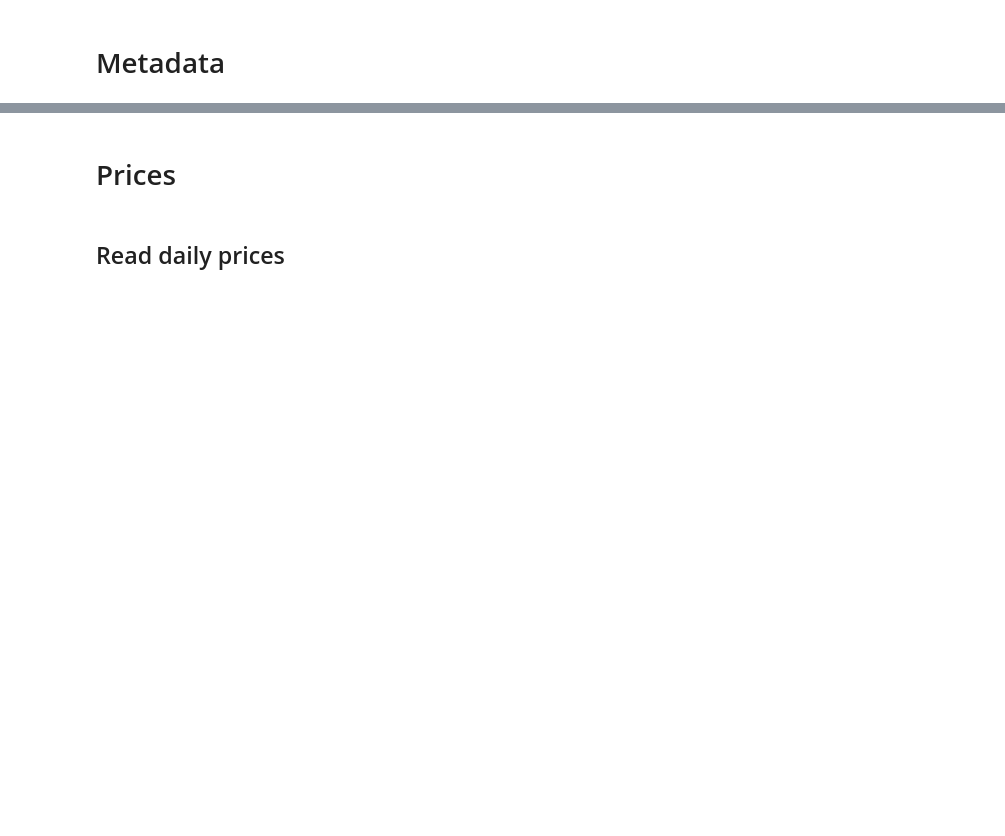
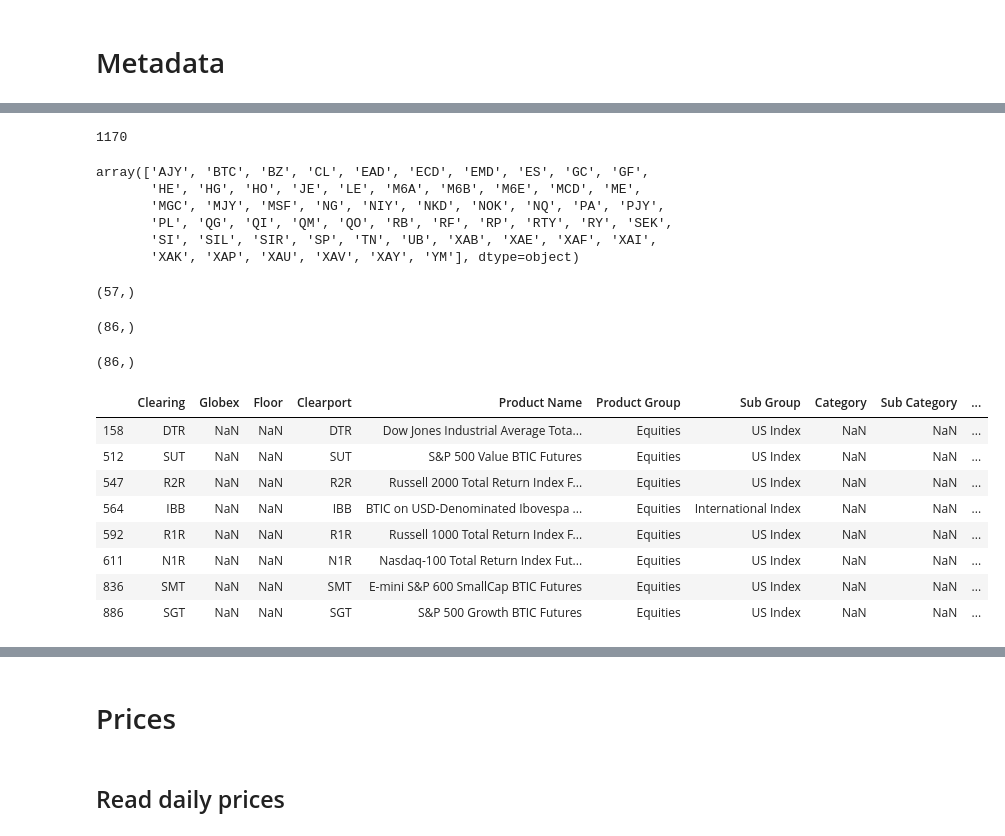
Before and after one commit to ajmal017/amp, a Jupyter notebook: vendors/particle_one/Task269_Top_oil_futures_by_liquidity.ipynb, the cells around one changed output, grey strips where cells are left out. Drawn from its saved outputs; the diff is of its cells as text; code cells hidden in the pictures; blank space fills up the shorter version.

```diff
--- a/vendors/particle_one/Task269_Top_oil_futures_by_liquidity.ipynb
+++ b/vendors/particle_one/Task269_Top_oil_futures_by_liquidity.ipynb
@@ -42,0 +99,5 @@ print(df4["Exchange"].unique())
+# %%
+# TODO (Julia): After PartTask268_PRICE_Download_metadata_from_CME
+# is merged into master, replace this with a reader
+_PRODUCT_SPECS_PATH = "/data/prices/product_slate_export_with_contract_specs_20190905.csv"
+product_specs = pd.read_csv(_PRODUCT_SPECS_PATH)
@@ -45 +190,42 @@ print(df4["Exchange"].unique())
+# %%
+product_specs['Globex'].nunique()
+# %% [output]
+1170
+# %%
+np.intersect1d(product_specs['Globex'].dropna().unique(),
+               df3['SymbolBase'].dropna().values)
+# %% [output]
+array(['AJY', 'BTC', 'BZ', 'CL', 'EAD', 'ECD', 'EMD', 'ES', 'GC', 'GF',
+       'HE', 'HG', 'HO', 'JE', 'LE', 'M6A', 'M6B', 'M6E', 'MCD', 'ME',
+       'MGC', 'MJY', 'MSF', 'NG', 'NIY', 'NKD', 'NOK', 'NQ', 'PA', 'PJY',
+       'PL', 'QG', 'QI', 'QM', 'QO', 'RB', 'RF', 'RP', 'RTY', 'RY', 'SEK',
+       'SI', 'SIL', 'SIR', 'SP', 'TN', 'UB', 'XAB', 'XAE', 'XAF', 'XAI',
+       'XAK', 'XAP', 'XAU', 'XAV', 'XAY', 'YM'], dtype=object)
+# %%
+np.intersect1d(product_specs['Globex'].dropna().unique(),
+               df3['SymbolBase'].dropna().values).shape
+# %% [output]
+(57,)
+# %%
+np.intersect1d(product_specs['Globex'].dropna().unique(),
+               df2['Symbol'].dropna().values).shape
+# %% [output]
+(86,)
+# %%
+np.intersect1d(product_specs['Globex'].dropna().unique(),
+               df1['Symbol'].dropna().values).shape
+# %% [output]
+(86,)
+# %%
+product_specs[product_specs['Globex'].isna()]
+# %% [output]
+|  | Clearing | Globex | Floor | Clearport | Product Name | Product Group | Sub Group | Category | Sub Category | ... |
+| 158 | DTR | NaN | NaN | DTR | Dow Jones Industrial Average Tota... | Equities | US Index | NaN | NaN | ... |
+| 512 | SUT | NaN | NaN | SUT | S&P 500 Value BTIC Futures | Equities | US Index | NaN | NaN | ... |
+| 547 | R2R | NaN | NaN | R2R | Russell 2000 Total Return Index F... | Equities | US Index | NaN | NaN | ... |
+| 564 | IBB | NaN | NaN | IBB | BTIC on USD-Denominated Ibovespa ... | Equities | International Index | NaN | NaN | ... |
+| 592 | R1R | NaN | NaN | R1R | Russell 1000 Total Return Index F... | Equities | US Index | NaN | NaN | ... |
+| 611 | N1R | NaN | NaN | N1R | Nasdaq-100 Total Return Index Fut... | Equities | US Index | NaN | NaN | ... |
+| 836 | SMT | NaN | NaN | SMT | E-mini S&P 600 SmallCap BTIC Futures | Equities | US Index | NaN | NaN | ... |
+| 886 | SGT | NaN | NaN | SGT | S&P 500 Growth BTIC Futures | Equities | US Index | NaN | NaN | ... |
 # %%
```
Also changed, not shown: parts of 59 cells of this notebook, 1 other file.
